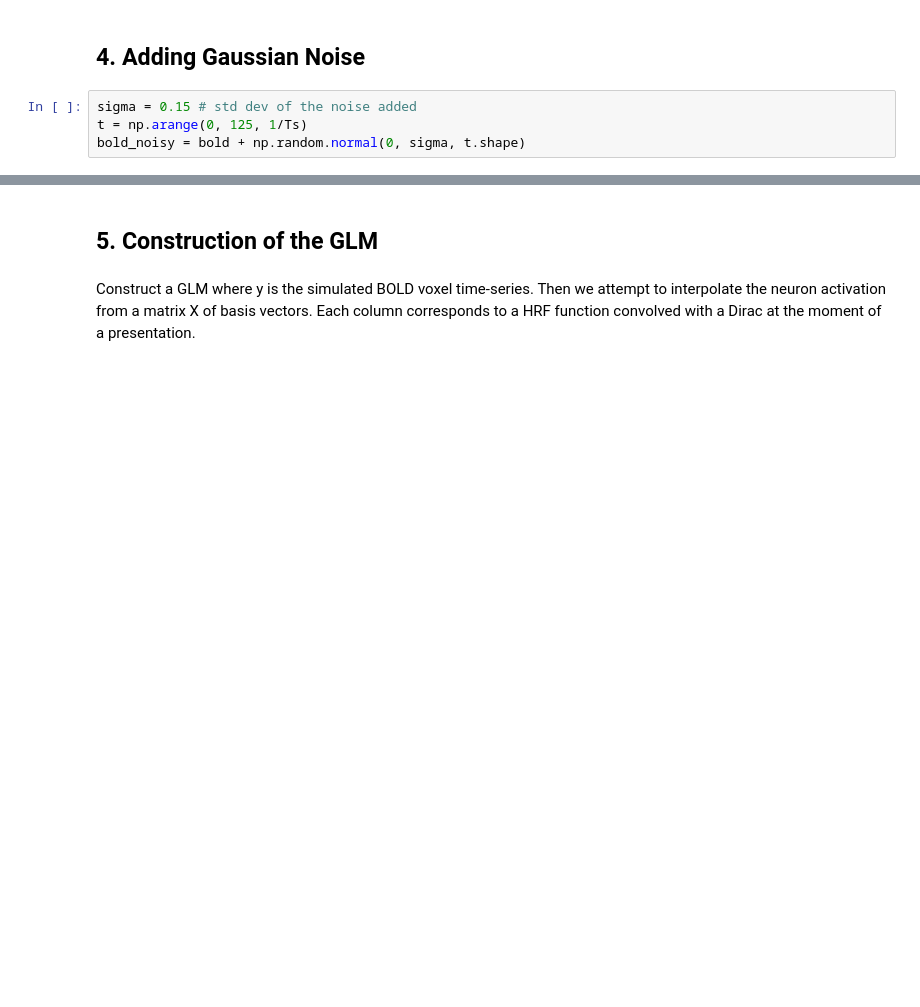
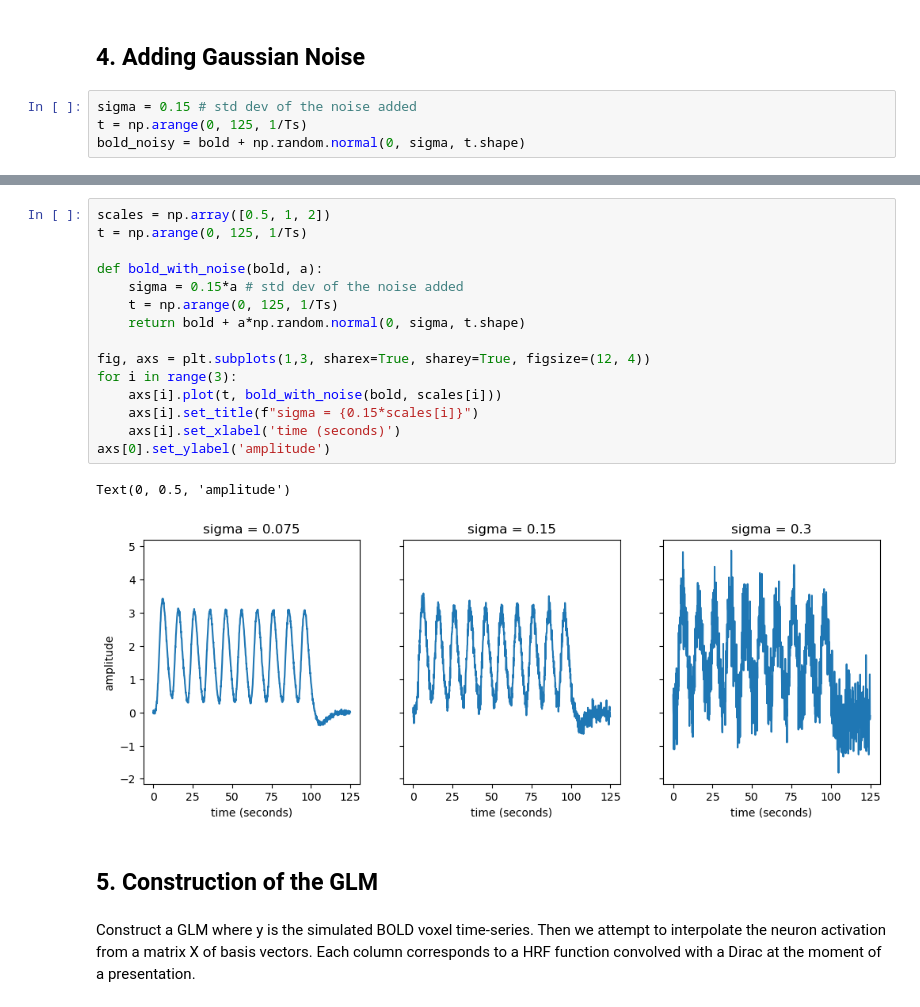
Before and after one commit to mrighi/NSSP-Miniprojects, a Jupyter notebook: Miniproject 1/Miniproject_1_G.ipynb, the cells around one changed output, grey strips where cells are left out. Saved outputs shown, nothing was run; the diff lists cells and outputs as text; blank space fills up the shorter version.

```diff
--- a/Miniproject 1/Miniproject_1_G.ipynb
+++ b/Miniproject 1/Miniproject_1_G.ipynb
@@ -134,3 +136,21 @@ Text(0.5, 1.0, 'HRF With Gaussian Noise')
+# %%
+scales = np.array([0.5, 1, 2])
+t = np.arange(0, 125, 1/Ts)
+
+def bold_with_noise(bold, a):
+    sigma = 0.15*a # std dev of the noise added
+    t = np.arange(0, 125, 1/Ts)
+    return bold + a*np.random.normal(0, sigma, t.shape)
+
+fig, axs = plt.subplots(1,3, sharex=True, sharey=True, figsize=(12, 4))
+for i in range(3):
+    axs[i].plot(t, bold_with_noise(bold, scales[i]))
+    axs[i].set_title(f"sigma = {0.15*scales[i]}")
+    axs[i].set_xlabel('time (seconds)')
+axs[0].set_ylabel('amplitude')
+# %% [output]
+Text(0, 0.5, 'amplitude')
+[figure, added]
 # %% [markdown]
 ## 5. Construction of the GLM ##
 # %% [markdown]
```
Also changed, not shown: parts of 9 cells of this notebook.
